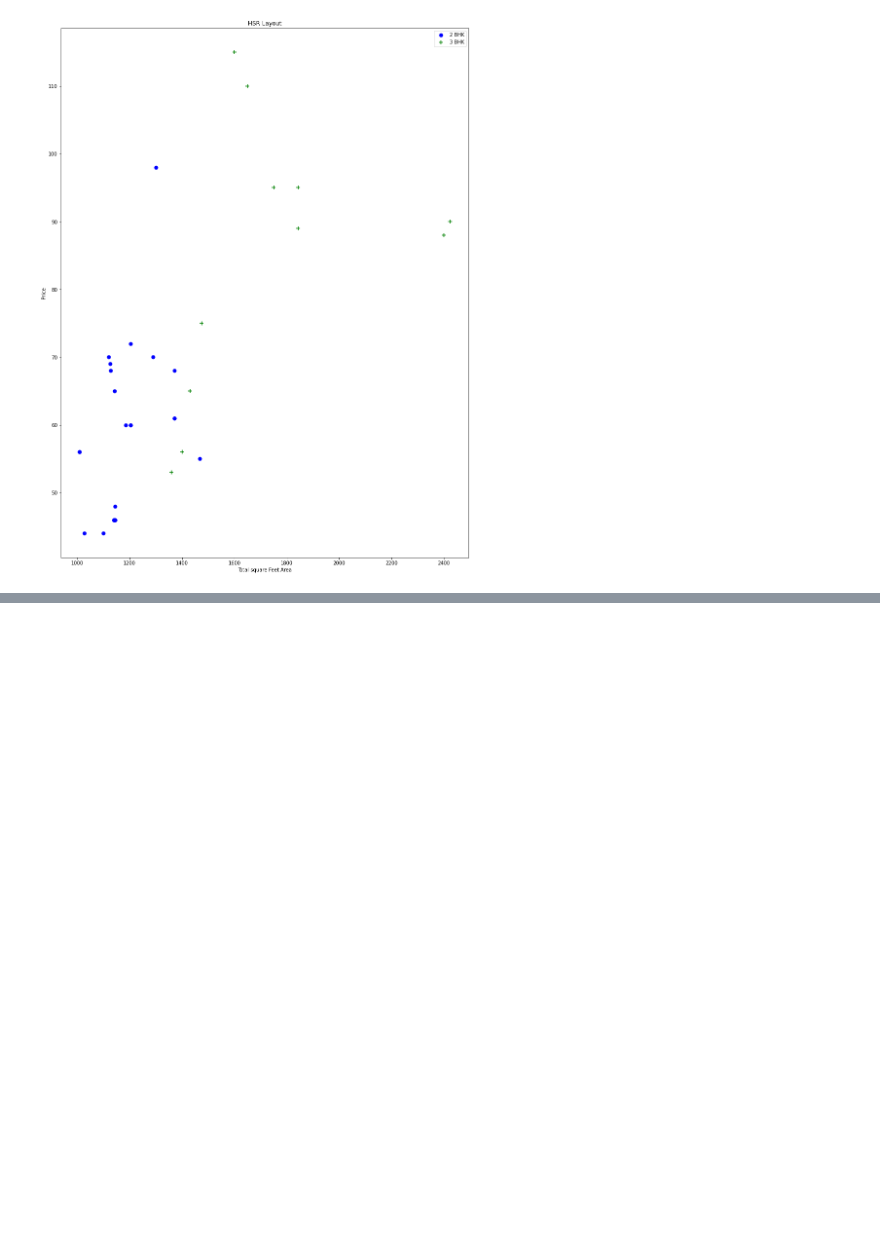
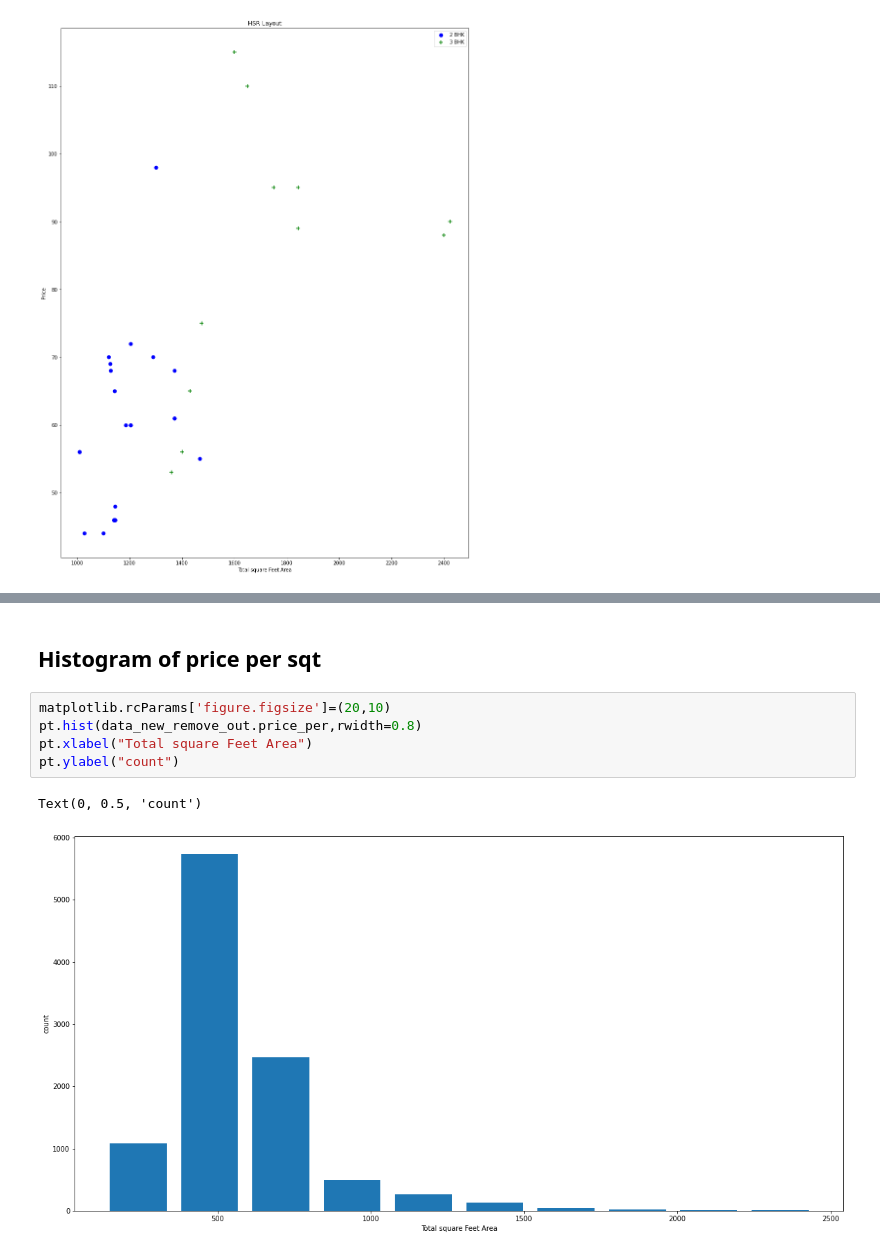
Before and after one commit to Vishwam-work/Real-Estate-Price-prediction-, a Jupyter notebook: Real Estate Price pridiction.ipynb, the cells around one changed output, grey strips where cells are left out. Saved outputs shown, nothing was run; the diff lists cells and outputs as text; blank space fills up the shorter version.

```diff
--- a/Real Estate Price pridiction.ipynb
+++ b/Real Estate Price pridiction.ipynb
@@ -343,0 +368,10 @@ ploter(new_update_data,'HSR Layout')
+# %% [markdown]
+## Histogram of price per sqt
+# %%
+matplotlib.rcParams['figure.figsize']=(20,10)
+pt.hist(data_new_remove_out.price_per,rwidth=0.8)
+pt.xlabel("Total square Feet Area")
+pt.ylabel("count")
+# %% [output]
+Text(0, 0.5, 'count')
+[figure, added]
```
Also changed, not shown: parts of 20 cells of this notebook.
